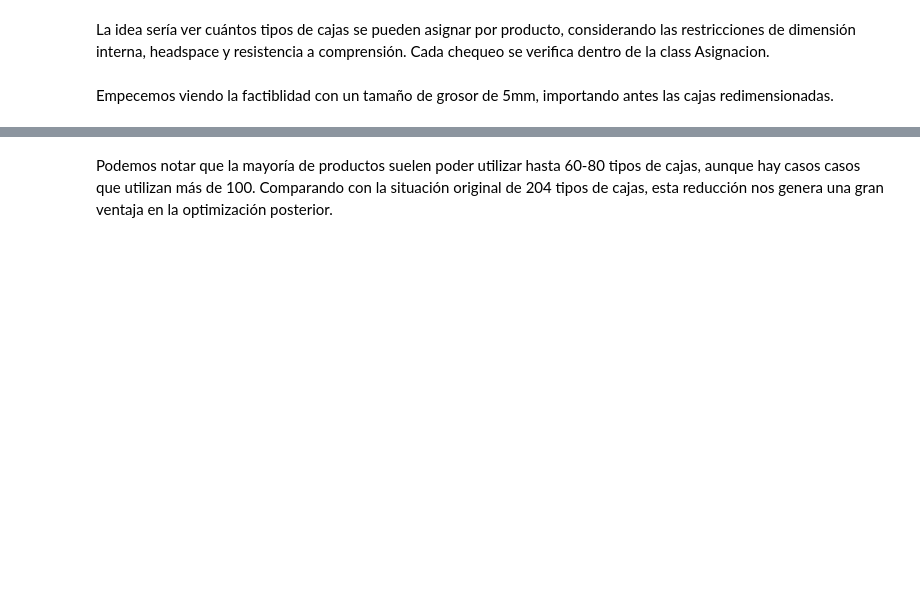
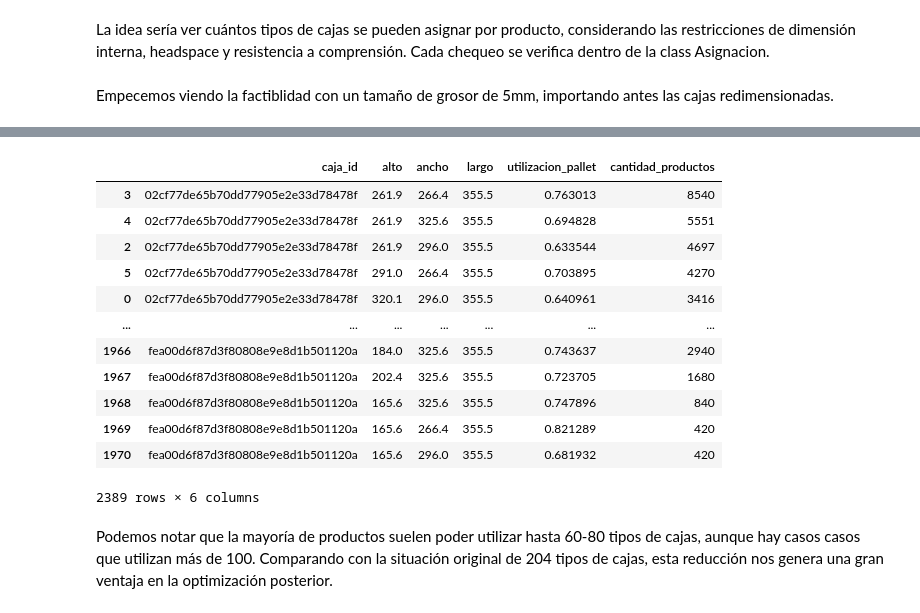
Before and after one commit to demianelnecave/AlixPartners-Competencia-Datos, a Jupyter notebook: 6.factibilidad copy.ipynb, the cells around one changed output, grey strips where cells are left out. Drawn from its saved outputs; the diff is of its cells as text; code cells hidden in the pictures; blank space fills up the shorter version.

Commit message:
Factibilidad redimensionamiento

```diff
--- a/6.factibilidad copy.ipynb
+++ b/6.factibilidad copy.ipynb
@@ -154,0 +159,23 @@ plt.show()
+# %%
+conteo_redimensiones = {}
+
+for codigo_producto, cajas_asignables in redimensiones_cajas_factibles_5mm.items():
+    for caja_id, redimensiones in cajas_asignables.items():
+        # Si la caja no existe, crearla
+        if caja_id not in conteo_redimensiones:
+            conteo_redimensiones[caja_id] = {}
+
+        for combinacion in redimensiones:
+            clave_redim = (
+                combinacion['alto'],
+                combinacion['ancho'],
+                combinacion['largo'],
+                combinacion['utilizacion_pallet']
+            )
+
+            # Si la clave no existe, inicializarla en 0
+            if clave_redim not in conteo_redimensiones[caja_id]:
+                conteo_redimensiones[caja_id][clave_redim] = 0
+
+            # Incrementar
+            conteo_redimensiones[caja_id][clave_redim] += 1
@@ -155,3 +193,36 @@ plt.show()
+# %%
+data = []
+
+for caja_id, redimensiones in conteo_redimensiones.items():
+    for (alto, ancho, largo, utilizacion), cantidad in redimensiones.items():
+        data.append({
+            'caja_id': caja_id,
+            'alto': alto,
+            'ancho': ancho,
+            'largo': largo,
+            'utilizacion_pallet': utilizacion,
+            'cantidad_productos': cantidad
+        })
+
+df_conteo = pd.DataFrame(data)
+
+# Ordenar por cantidad de productos (de mayor a menor)
+df_conteo = df_conteo.sort_values(['caja_id', 'cantidad_productos'], ascending=[True, False])
+df_conteo
+# %% [output]
+|  | caja_id | alto | ancho | largo | utilizacion_pallet | cantidad_productos |
+| 3 | 02cf77de65b70dd77905e2e33d78478f | 261.9 | 266.4 | 355.5 | 0.763013 | 8540 |
+| 4 | 02cf77de65b70dd77905e2e33d78478f | 261.9 | 325.6 | 355.5 | 0.694828 | 5551 |
+| 2 | 02cf77de65b70dd77905e2e33d78478f | 261.9 | 296.0 | 355.5 | 0.633544 | 4697 |
+| 5 | 02cf77de65b70dd77905e2e33d78478f | 291.0 | 266.4 | 355.5 | 0.703895 | 4270 |
+| 0 | 02cf77de65b70dd77905e2e33d78478f | 320.1 | 296.0 | 355.5 | 0.640961 | 3416 |
+| ... | ... | ... | ... | ... | ... | ... |
+| 1966 | fea00d6f87d3f80808e9e8d1b501120a | 184.0 | 325.6 | 355.5 | 0.743637 | 2940 |
+| 1967 | fea00d6f87d3f80808e9e8d1b501120a | 202.4 | 325.6 | 355.5 | 0.723705 | 1680 |
+| 1968 | fea00d6f87d3f80808e9e8d1b501120a | 165.6 | 325.6 | 355.5 | 0.747896 | 840 |
+| 1969 | fea00d6f87d3f80808e9e8d1b501120a | 165.6 | 266.4 | 355.5 | 0.821289 | 420 |
+| 1970 | fea00d6f87d3f80808e9e8d1b501120a | 165.6 | 296.0 | 355.5 | 0.681932 | 420 |
+2389 rows × 6 columns
 # %% [markdown]
 Podemos notar que la mayoría de productos suelen poder utilizar hasta 60-80 tipos de cajas, aunque hay casos casos que utilizan más de 100. Comparando con la situación original de 204 tipos de cajas, esta reducción nos genera una gran ventaja en la optimización posterior.
 # %% [markdown]
```
Also changed, not shown: parts of 9 cells of this notebook.
